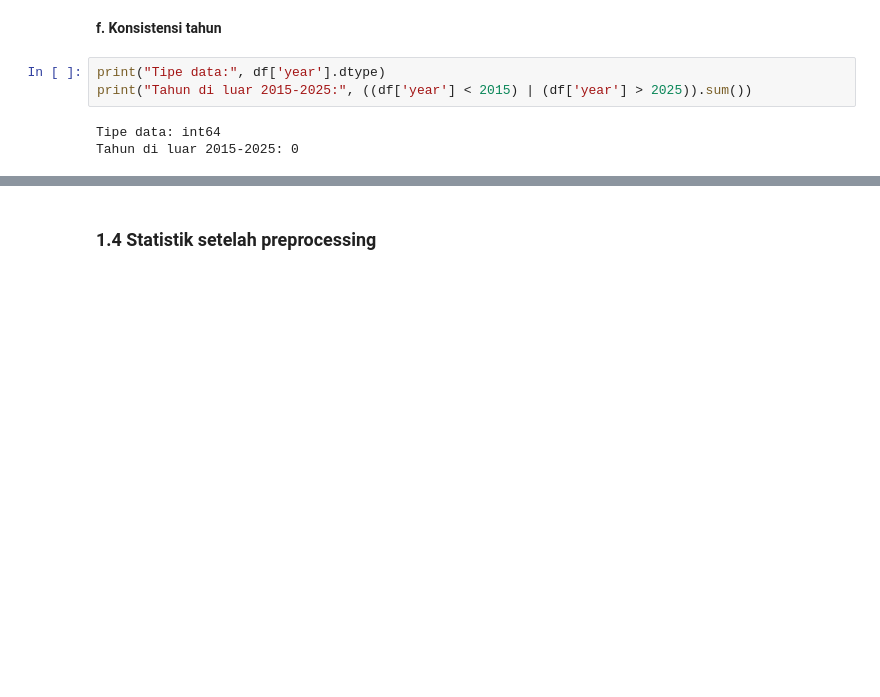
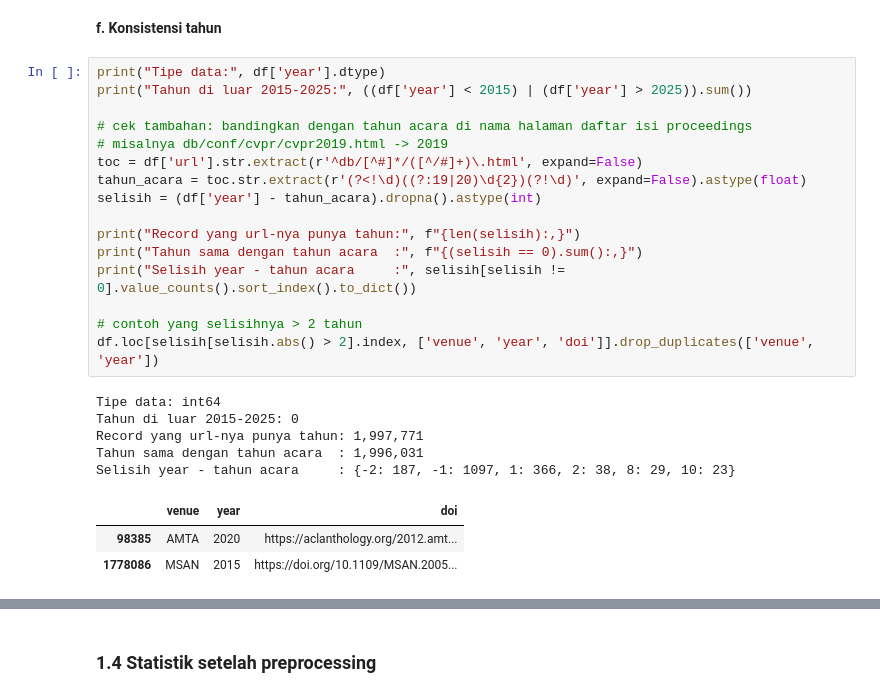
Before and after one commit to Ninezik/if5141dmproject, a Jupyter notebook: notebook/01_preprocessing.ipynb, the cells around one changed output, grey strips where cells are left out. Cells and saved outputs as stored; diff of their text form; blank space fills up the shorter version.

```diff
--- a/notebook/01_preprocessing.ipynb
+++ b/notebook/01_preprocessing.ipynb
@@ -241,7 +241,26 @@ Asumsi: workshop dan track dihitung sebagai bagian dari conference induknya.
 # %%
 print("Tipe data:", df['year'].dtype)
 print("Tahun di luar 2015-2025:", ((df['year'] < 2015) | (df['year'] > 2025)).sum())
+
+# cek tambahan: bandingkan dengan tahun acara di nama halaman daftar isi proceedings
+# misalnya db/conf/cvpr/cvpr2019.html -> 2019
+toc = df['url'].str.extract(r'^db/[^#]*/([^/#]+)\.html', expand=False)
+tahun_acara = toc.str.extract(r'(?<!\d)((?:19|20)\d{2})(?!\d)', expand=False).astype(float)
+selisih = (df['year'] - tahun_acara).dropna().astype(int)
+
+print("Record yang url-nya punya tahun:", f"{len(selisih):,}")
+print("Tahun sama dengan tahun acara  :", f"{(selisih == 0).sum():,}")
+print("Selisih year - tahun acara     :", selisih[selisih != 0].value_counts().sort_index().to_dict())
+
+# contoh yang selisihnya > 2 tahun
+df.loc[selisih[selisih.abs() > 2].index, ['venue', 'year', 'doi']].drop_duplicates(['venue', 'year'])
 # %% [output]
 Tipe data: int64
 Tahun di luar 2015-2025: 0
+Record yang url-nya punya tahun: 1,997,771
+Tahun sama dengan tahun acara  : 1,996,031
+Selisih year - tahun acara     : {-2: 187, -1: 1097, 1: 366, 2: 38, 8: 29, 10: 23}
+|  | venue | year | doi |
+| 98385 | AMTA | 2020 | https://aclanthology.org/2012.amt... |
+| 1778086 | MSAN | 2015 | https://doi.org/10.1109/MSAN.2005... |
 # %% [markdown]
```
Also changed, not shown: parts of 2 cells of this notebook.
